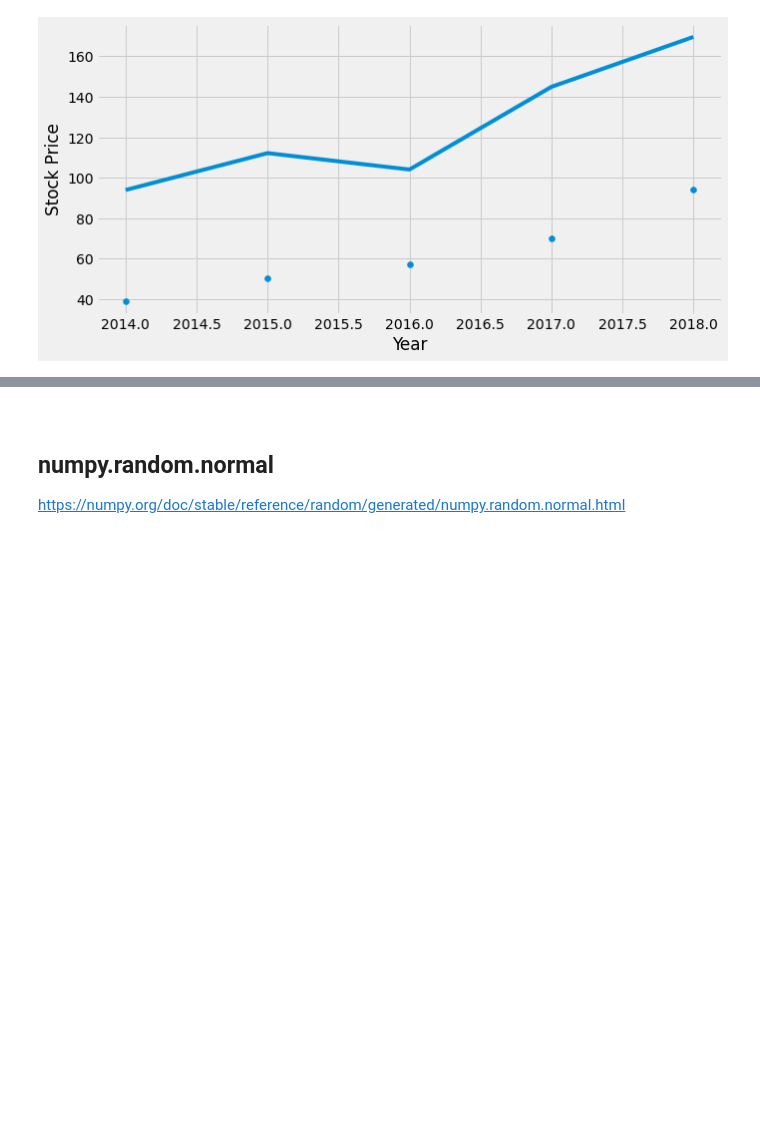
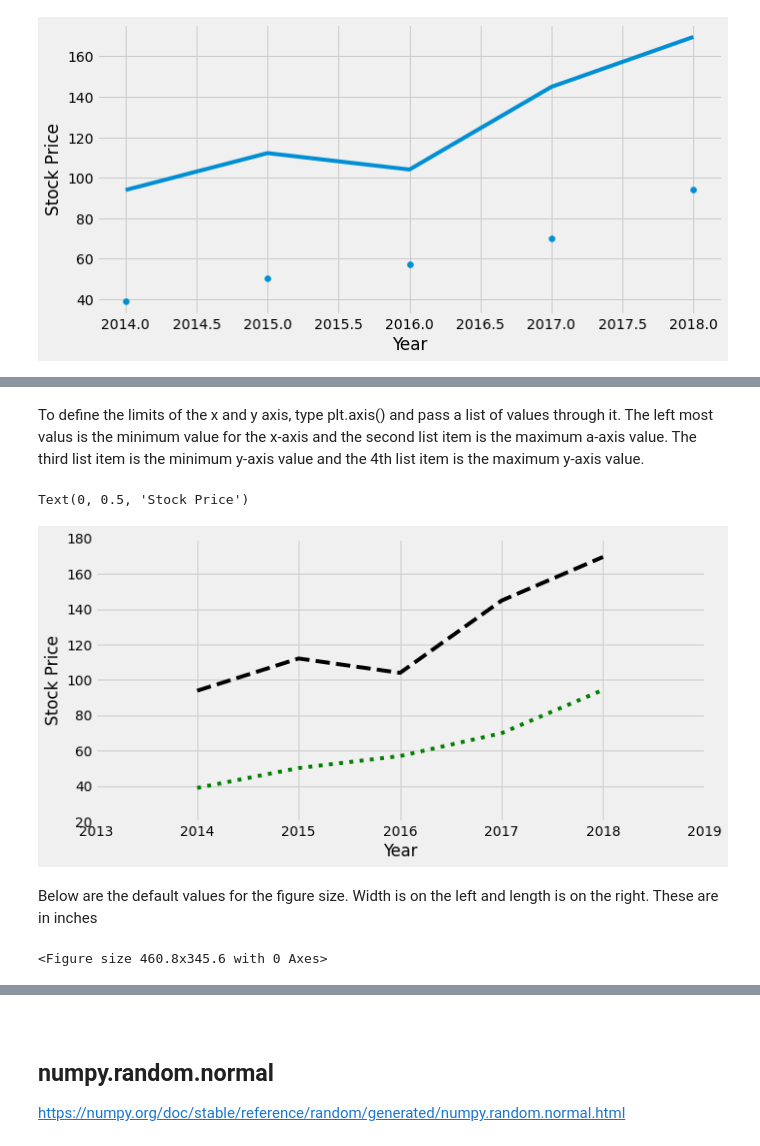
Before and after one commit to Cormac88/Fundamentals-of-Data-Analysis, a Jupyter notebook: pyplot.ipynb, the cells around one changed output, grey strips where cells are left out. Drawn from its saved outputs; the diff is of its cells as text; code cells hidden in the pictures; blank space fills up the shorter version.

```diff
--- a/pyplot.ipynb
+++ b/pyplot.ipynb
@@ -78,0 +79,19 @@ Text(0, 0.5, 'Stock Price')
+# %% [markdown]
+To define the limits of the x and y axis, type plt.axis() and pass a list of values through it. The left most valus is the minimum value for the x-axis and the second list item is the maximum a-axis value. The third list item is the minimum y-axis value and the 4th list item is the maximum y-axis value.
+# %%
+plt.plot(year, apl_price, '--k',
+        year, ms_price, ':g')
+
+plt.axis([2013, 2019, 20, 180])
+
+plt.xlabel('Year')
+plt.ylabel('Stock Price')
+# %% [output]
+Text(0, 0.5, 'Stock Price')
+[figure, added]
+# %% [markdown]
+Below are the default values for the figure size. Width is on the left and length is on the right. These are in inches
+# %%
+fig_1 = plt.figure(1, figsize = (6.4, 4.8))
+# %% [output]
+<Figure size 460.8x345.6 with 0 Axes>
```
Also changed, not shown: parts of 8 cells of this notebook, 3 other files.
